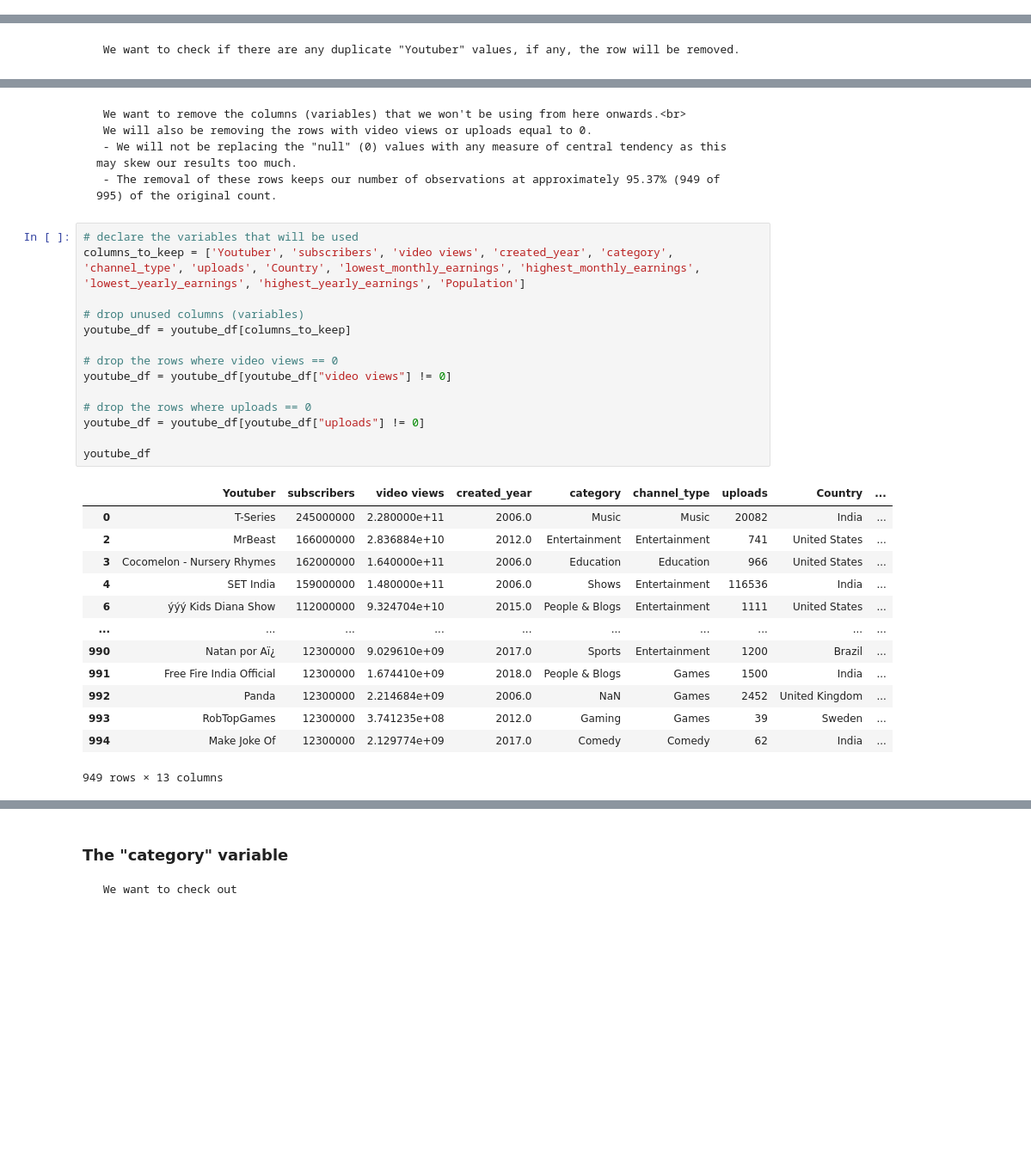
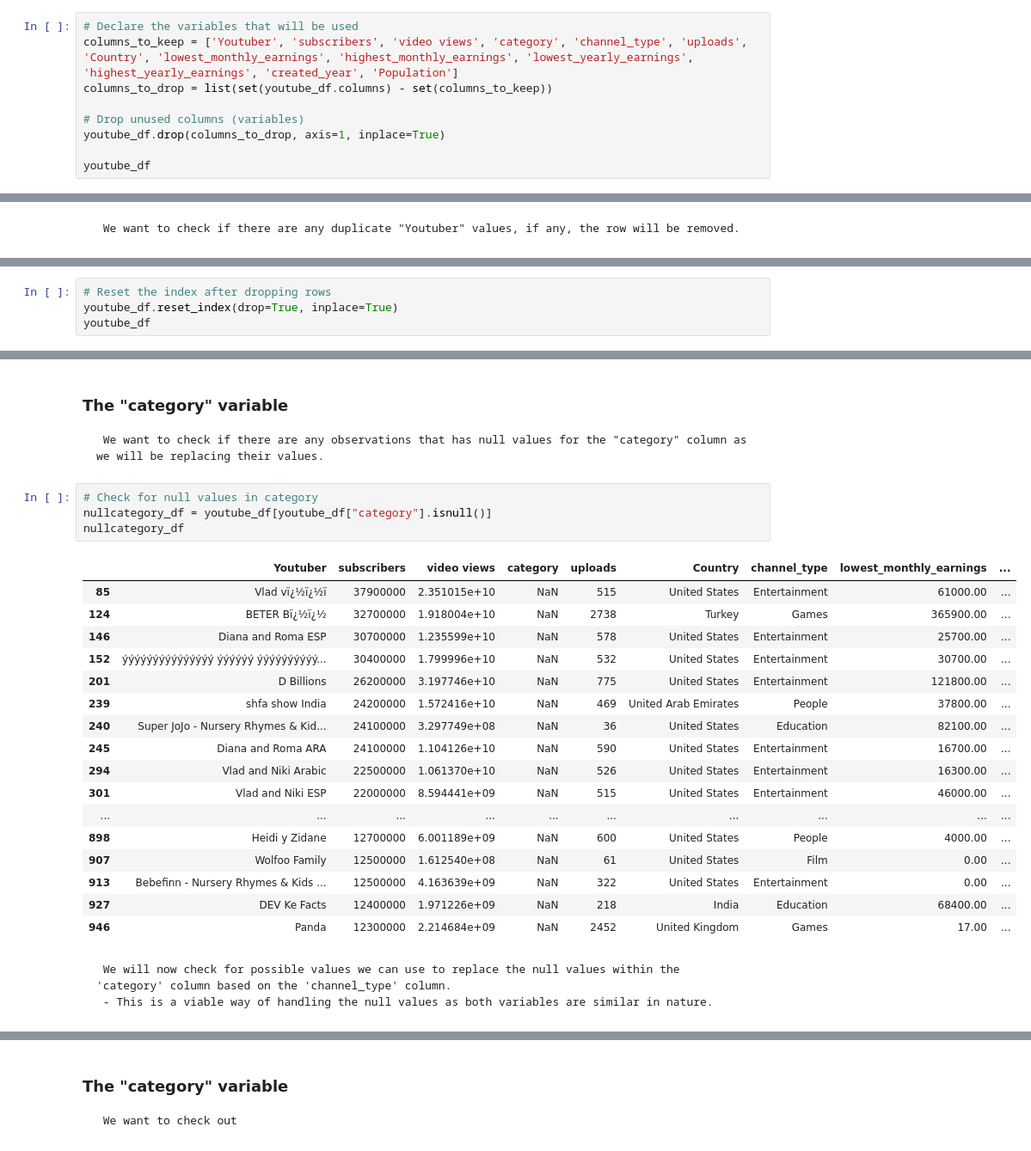
Before and after one commit to Alexxanderson/CSMODEL-PROJECT, a Jupyter notebook: MCO1/Phase1Notebook.ipynb, the cells around one changed output, grey strips where cells are left out. Shown at 86% size. Cells and saved outputs as stored; diff of their text form; blank space fills up the shorter version.

```diff
--- a/MCO1/Phase1Notebook.ipynb
+++ b/MCO1/Phase1Notebook.ipynb
@@ -122,0 +139,9 @@ Data types: float64(18), int64(3), object(7)<br>
+# %%
+# Declare the variables that will be used
+columns_to_keep = ['Youtuber', 'subscribers', 'video views', 'category', 'channel_type', 'uploads', 'Country', 'lowest_monthly_earnings', 'highest_monthly_earnings', 'lowest_yearly_earnings', 'highest_yearly_earnings', 'created_year', 'Population']
+columns_to_drop = list(set(youtube_df.columns) - set(columns_to_keep))
+
+# Drop unused columns (variables)
+youtube_df.drop(columns_to_drop, axis=1, inplace=True)
+
+youtube_df
@@ -146,0 +215,4 @@ Number of unique values in 'Youtuber': 995
+# %%
+# Reset the index after dropping rows
+youtube_df.reset_index(drop=True, inplace=True)
+youtube_df
@@ -147,36 +233,32 @@ Number of unique values in 'Youtuber': 995
 # %% [markdown]
-     We want to remove the columns (variables) that we won't be using from here onwards.<br>
-     We will also be removing the rows with video views or uploads equal to 0.
-     - We will not be replacing the "null" (0) values with any measure of central tendency as this may skew our results too much.
-     - The removal of these rows keeps our number of observations at approximately 95.37% (949 of 995) of the original count.
+### The "category" variable
+
+     We want to check if there are any observations that has null values for the "category" column as we will be replacing their values.
 # %%
-# declare the variables that will be used
-columns_to_keep = ['Youtuber', 'subscribers', 'video views', 'created_year', 'category', 'channel_type', 'uploads', 'Country', 'lowest_monthly_earnings', 'highest_monthly_earnings', 'lowest_yearly_earnings', 'highest_yearly_earnings', 'Population']
-
-# drop unused columns (variables)
-youtube_df = youtube_df[columns_to_keep]
-
-# drop the rows where video views == 0
-youtube_df = youtube_df[youtube_df["video views"] != 0]
-
-# drop the rows where uploads == 0
-youtube_df = youtube_df[youtube_df["uploads"] != 0]
-
-youtube_df
+# Check for null values in category
+nullcategory_df = youtube_df[youtube_df["category"].isnull()]
+nullcategory_df
 # %% [output]
-|  | Youtuber | subscribers | video views | created_year | category | channel_type | uploads | Country | ... |
-| 0 | T-Series | 245000000 | 2.280000e+11 | 2006.0 | Music | Music | 20082 | India | ... |
-| 2 | MrBeast | 166000000 | 2.836884e+10 | 2012.0 | Entertainment | Entertainment | 741 | United States | ... |
-| 3 | Cocomelon - Nursery Rhymes | 162000000 | 1.640000e+11 | 2006.0 | Education | Education | 966 | United States | ... |
-| 4 | SET India | 159000000 | 1.480000e+11 | 2006.0 | Shows | Entertainment | 116536 | India | ... |
-| 6 | ýýý Kids Diana Show | 112000000 | 9.324704e+10 | 2015.0 | People & Blogs | Entertainment | 1111 | United States | ... |
+|  | Youtuber | subscribers | video views | category | uploads | Country | channel_type | lowest_monthly_earnings | ... |
+| 85 | Vlad vï¿½ï¿½ï | 37900000 | 2.351015e+10 | NaN | 515 | United States | Entertainment | 61000.00 | ... |
+| 124 | BETER Bï¿½ï¿½ | 32700000 | 1.918004e+10 | NaN | 2738 | Turkey | Games | 365900.00 | ... |
+| 146 | Diana and Roma ESP | 30700000 | 1.235599e+10 | NaN | 578 | United States | Entertainment | 25700.00 | ... |
+| 152 | ýýýýýýýýýýýýýýý ýýýýýý ýýýýýýýýýý... | 30400000 | 1.799996e+10 | NaN | 532 | United States | Entertainment | 30700.00 | ... |
+| 201 | D Billions | 26200000 | 3.197746e+10 | NaN | 775 | United States | Entertainment | 121800.00 | ... |
+| 239 | shfa show India | 24200000 | 1.572416e+10 | NaN | 469 | United Arab Emirates | People | 37800.00 | ... |
+| 240 | Super JoJo - Nursery Rhymes & Kid... | 24100000 | 3.297749e+08 | NaN | 36 | United States | Education | 82100.00 | ... |
+| 245 | Diana and Roma ARA | 24100000 | 1.104126e+10 | NaN | 590 | United States | Entertainment | 16700.00 | ... |
+| 294 | Vlad and Niki Arabic | 22500000 | 1.061370e+10 | NaN | 526 | United States | Entertainment | 16300.00 | ... |
+| 301 | Vlad and Niki ESP | 22000000 | 8.594441e+09 | NaN | 515 | United States | Entertainment | 46000.00 | ... |
 | ... | ... | ... | ... | ... | ... | ... | ... | ... | ... |
-| 990 | Natan por Aï¿ | 12300000 | 9.029610e+09 | 2017.0 | Sports | Entertainment | 1200 | Brazil | ... |
-| 991 | Free Fire India Official | 12300000 | 1.674410e+09 | 2018.0 | People & Blogs | Games | 1500 | India | ... |
-| 992 | Panda | 12300000 | 2.214684e+09 | 2006.0 | NaN | Games | 2452 | United Kingdom | ... |
-| 993 | RobTopGames | 12300000 | 3.741235e+08 | 2012.0 | Gaming | Games | 39 | Sweden | ... |
-| 994 | Make Joke Of | 12300000 | 2.129774e+09 | 2017.0 | Comedy | Comedy | 62 | India | ... |
+| 898 | Heidi y Zidane | 12700000 | 6.001189e+09 | NaN | 600 | United States | People | 4000.00 | ... |
+| 907 | Wolfoo Family | 12500000 | 1.612540e+08 | NaN | 61 | United States | Film | 0.00 | ... |
+| 913 | Bebefinn - Nursery Rhymes & Kids ... | 12500000 | 4.163639e+09 | NaN | 322 | United States | Entertainment | 0.00 | ... |
+| 927 | DEV Ke Facts | 12400000 | 1.971226e+09 | NaN | 218 | India | Education | 68400.00 | ... |
+| 946 | Panda | 12300000 | 2.214684e+09 | NaN | 2452 | United Kingdom | Games | 17.00 | ... |
-949 rows × 13 columns
+# %% [markdown]
+     We will now check for possible values we can use to replace the null values within the 'category' column based on the 'channel_type' column.
+     - This is a viable way of handling the null values as both variables are similar in nature.
 # %%
 # Displaying the 'category' and 'channel_type' values for cleaning
 column1 = 'category'
```
Also changed, not shown: parts of 17 cells of this notebook.
